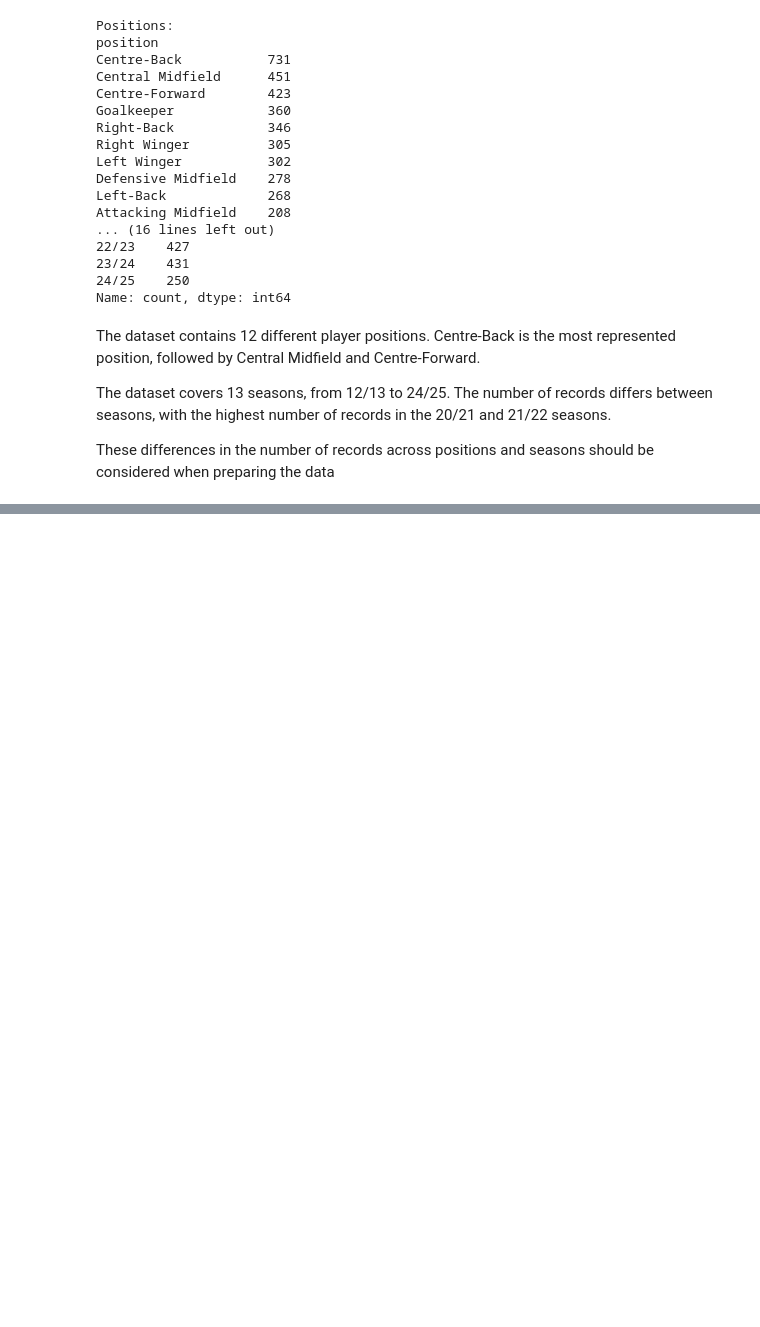
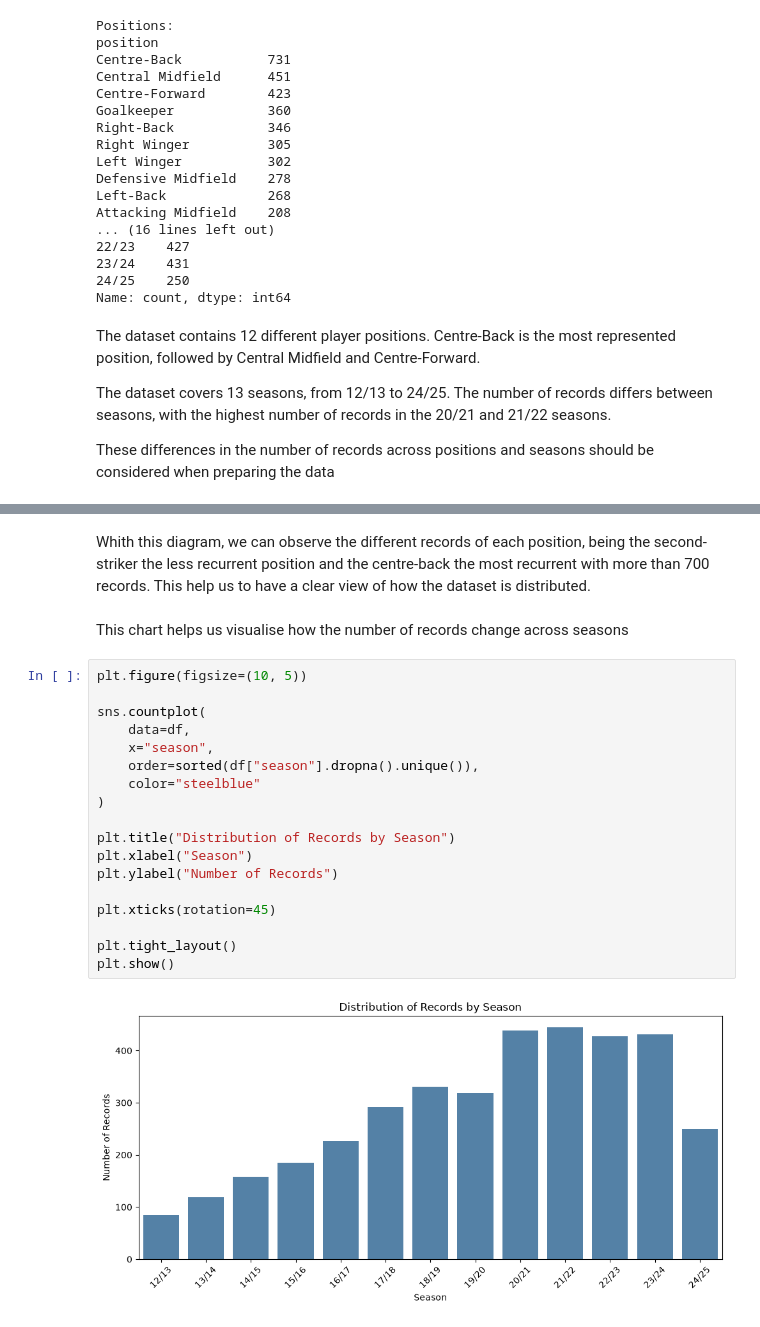
Before and after one commit to carlagalindoo/PlaySafe, a Jupyter notebook: notebooks/EDA.ipynb, the cells around one changed output, grey strips where cells are left out. Saved outputs shown, nothing was run; the diff lists cells and outputs as text; blank space fills up the shorter version.

```diff
--- a/notebooks/EDA.ipynb
+++ b/notebooks/EDA.ipynb
@@ -175,0 +195,24 @@ These differences in the number of records across positions and seasons should b
+# %% [markdown]
+Whith this diagram, we can observe the different records of each position, being the second-striker the less recurrent position and the centre-back the most recurrent with more than 700 records. This help us to have a clear view of how the dataset is distributed.
+# %% [markdown]
+This chart helps us visualise how the number of records change across seasons
+# %%
+plt.figure(figsize=(10, 5))
+
+sns.countplot(
+    data=df,
+    x="season",
+    order=sorted(df["season"].dropna().unique()),
+    color="steelblue"
+)
+
+plt.title("Distribution of Records by Season")
+plt.xlabel("Season")
+plt.ylabel("Number of Records")
+
+plt.xticks(rotation=45)
+
+plt.tight_layout()
+plt.show()
+# %% [output]
+[figure, added]
```
Also changed, not shown: parts of 26 cells of this notebook, 21 other files.
